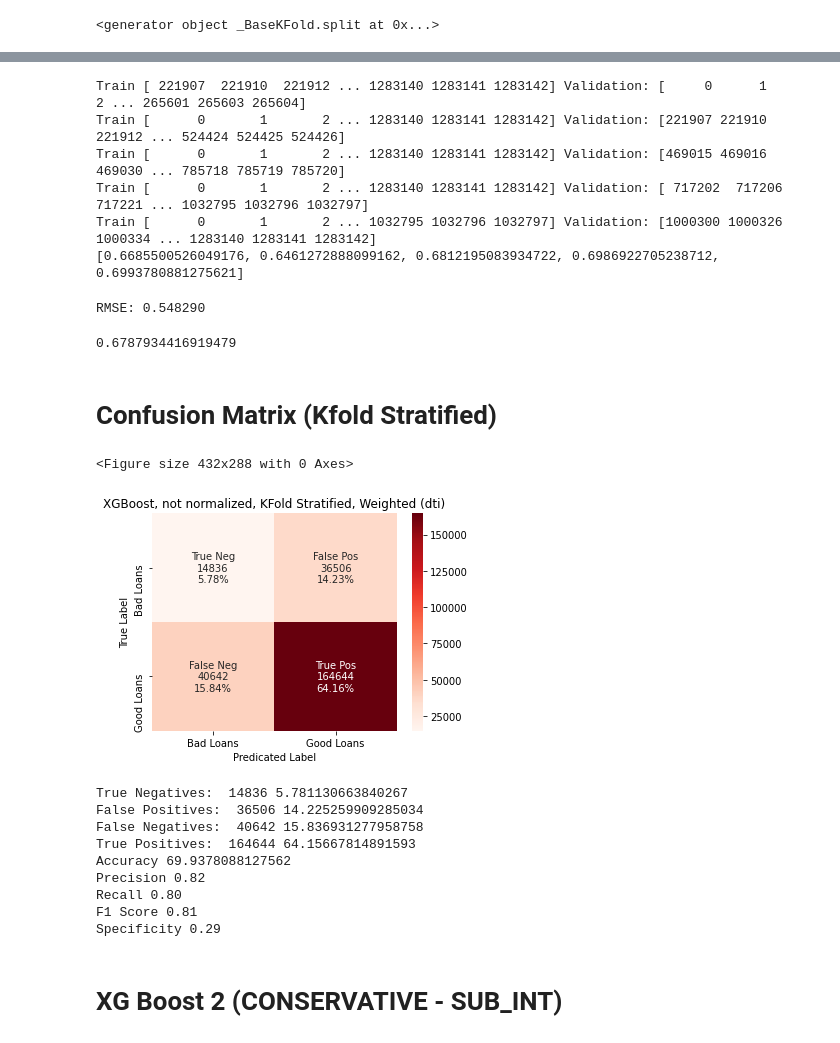
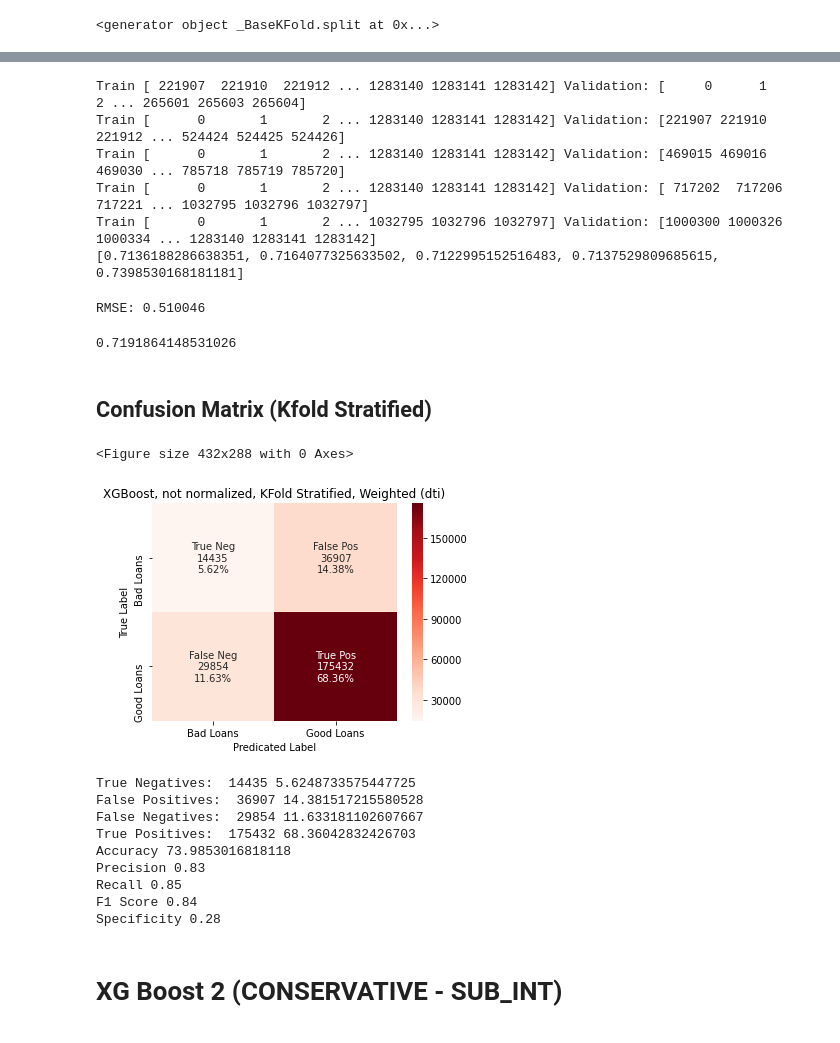
Before and after one commit to ppages01/FP_machinelearning, a Jupyter notebook: final.ipynb, the cells around one changed output, grey strips where cells are left out. Saved outputs shown, nothing was run; the diff lists cells and outputs as text; code cells hidden in the pictures.

```diff
--- a/final.ipynb
+++ b/final.ipynb
@@ -2605,7 +2700,7 @@ from sklearn.metrics import mean_squared_error
 model = XGBClassifier()
 # %%
 
-selected_features = unbalanced_sample[['dti']]
+selected_features = unbalanced_sample[['dti','int_rate','emp_length']]
 # selected_features = combined_sample[['dti', 'funded_amnt']]
 #unbalanced_sample
 # %%
@@ -2725,18 +2826,18 @@ Name: 91919, dtype: float64
 # from sklearn.model_selection import cross_validate
 # score=cross_validate(xg_reg,X,y,cv=10)
 # %%
-accuracy=[]
-skf=StratifiedKFold(n_splits=5, random_state=None)
-skf.get_n_splits(X,y)
-#X is the featue set and y is the target
-for train_index, test_index in skf.split(X,y):
-    print("Train",train_index,"Validation:", test_index)
+accuracy = []
+skf = StratifiedKFold(n_splits=5, random_state=None)
+skf.get_n_splits(X, y)
+# X is the featue set and y is the target
+for train_index, test_index in skf.split(X, y):
+    print("Train", train_index, "Validation:", test_index)
     X1_train, X1_test = X.iloc[train_index], X.iloc[test_index]
     y1_train, y1_test = y.iloc[train_index], y.iloc[test_index]
 
     xg_reg.fit(X1_train, y1_train)
     y1_pred = xg_reg.predict(X1_test)
-    score=accuracy_score(y1_pred,y1_test)
+    score = accuracy_score(y1_pred, y1_test)
     accuracy.append(score)
 
 print(accuracy)
@@ -2746,39 +2847,40 @@ Train [      0       1       2 ... 1283140 1283141 1283142] Validation: [221907
 Train [      0       1       2 ... 1283140 1283141 1283142] Validation: [469015 469016 469030 ... 785718 785719 785720]
 Train [      0       1       2 ... 1283140 1283141 1283142] Validation: [ 717202  717206  717221 ... 1032795 1032796 1032797]
 Train [      0       1       2 ... 1032795 1032796 1032797] Validation: [1000300 1000326 1000334 ... 1283140 1283141 1283142]
-[0.6685500526049176, 0.6461272888099162, 0.6812195083934722, 0.6986922705238712, 0.6993780881275621]
+[0.7136188286638351, 0.7164077325633502, 0.7122995152516483, 0.7137529809685615, 0.7398530168181181]
 # %%
 rmse = np.sqrt(mean_squared_error(y1_test, y1_pred))
 print("RMSE: %f" % (rmse))
 # %% [output]
-RMSE: 0.548290
+RMSE: 0.510046
 # %%
 np.array(accuracy).mean()
 # %% [output]
-0.6787934416919479
+0.7191864148531026
 # %% [markdown]
-# Confusion Matrix  (Kfold Stratified)
+## Confusion Matrix  (Kfold Stratified)
 # %%
 cnf_matrix = confusion_matrix(y1_test, y1_pred)#y_pred_tree
 np.set_printoptions(precision=2)
 # %%
 plt.figure()
-plot_confusion_matrix(cnf_matrix, title='XGBoost, not normalized, KFold Stratified, Weighted (dti)')
+plot_confusion_matrix(
+    cnf_matrix, title='XGBoost, not normalized, KFold Stratified, Weighted (dti)')
 # %% [output]
 <Figure size 432x288 with 0 Axes>
-[figure, old version]
+[figure, new version]
 # %%
 plot_confusion_stats(y1_test,y1_pred)
 # %% [output]
-True Negatives:  14836 5.781130663840267
-False Positives:  36506 14.225259909285034
-False Negatives:  40642 15.836931277958758
-True Positives:  164644 64.15667814891593
-Accuracy 69.9378088127562
-Precision 0.82
-Recall 0.80
-F1 Score 0.81
-Specificity 0.29
+True Negatives:  14435 5.6248733575447725
+False Positives:  36907 14.381517215580528
+False Negatives:  29854 11.633181102607667
+True Positives:  175432 68.36042832426703
+Accuracy 73.9853016818118
+Precision 0.83
+Recall 0.85
+F1 Score 0.84
+Specificity 0.28
 # %% [markdown]
 # XG Boost 2 (CONSERVATIVE - SUB_INT)
 # %%
```
Also changed, not shown: parts of 70 cells of this notebook.
